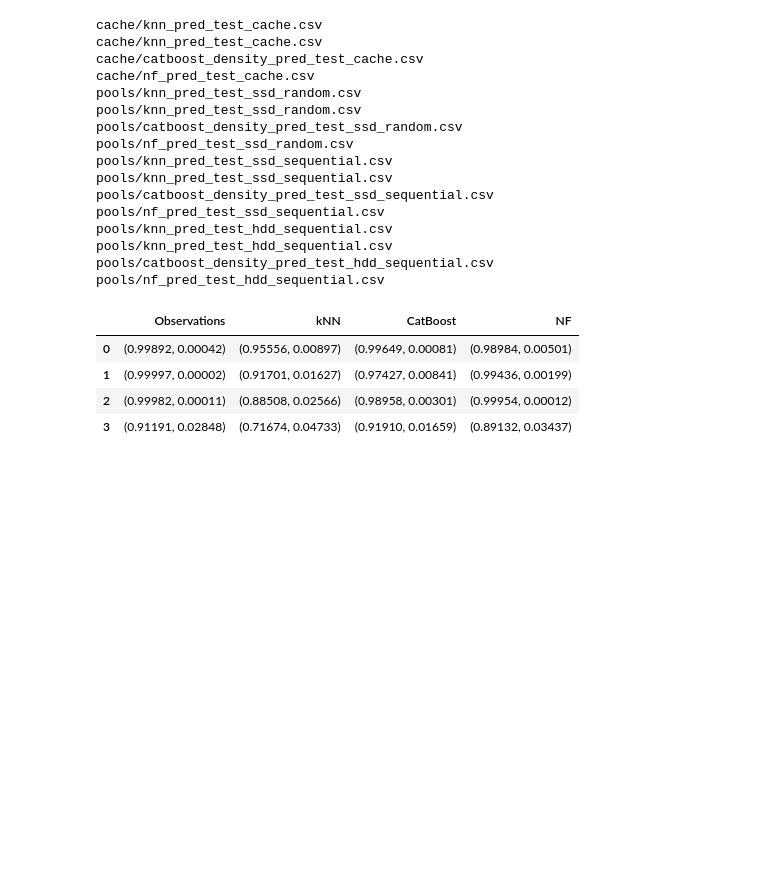
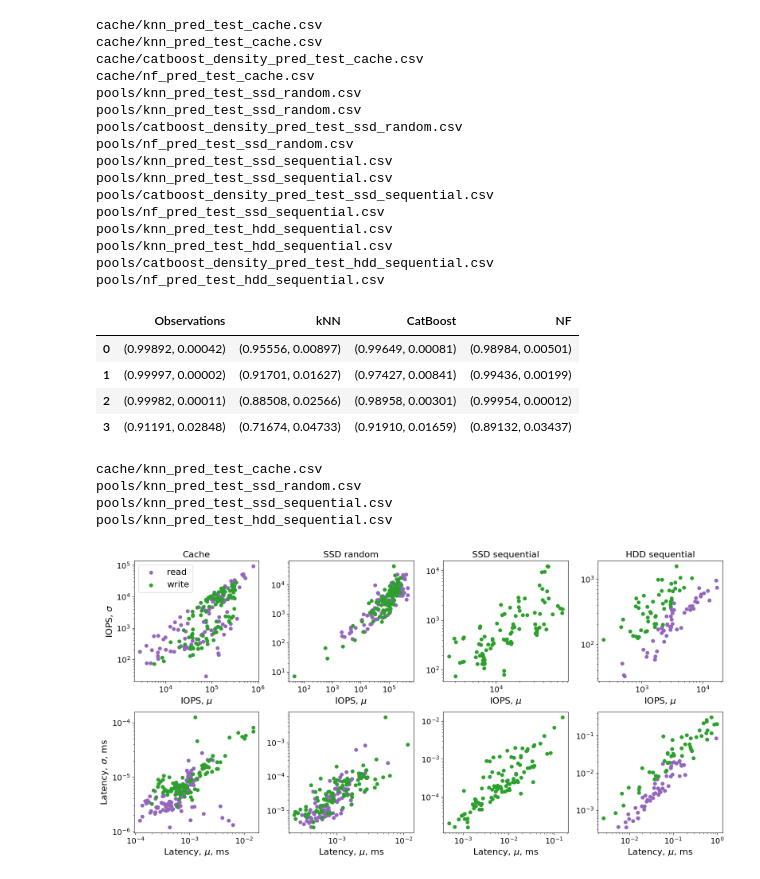
Before and after one commit to HSE-LAMBDA/digital-twin, a Jupyter notebook: notebooks/examples.ipynb, the cells around one changed output. Saved outputs shown, nothing was run; the diff lists cells and outputs as text; code cells hidden in the pictures; blank space fills up the shorter version.

Commit message:
mu and sigma

```diff
--- a/notebooks/examples.ipynb
+++ b/notebooks/examples.ipynb
@@ -288,0 +316,57 @@ pools/nf_pred_test_hdd_sequential.csv
+# %%
+fig = plt.figure(figsize=(16, 8))
+
+titles = ['Observations', 'kNN', 'CatBoost', 'NF']
+labels = ['Cache', 'SSD random', 'SSD sequential', 'HDD sequential']
+
+for k, abatch in enumerate(batches):
+    abatch = [abatch[0]] + abatch
+    for i, afile in enumerate([abatch[0]]):
+        print(afile)
+        iops_mu, iops_s, lat_mu, lat_s, io_types = get_mu_sigma(dirpath+afile, is_obs)
+
+        plt.subplot(2, 4, k+1)
+        plt.scatter(iops_mu[io_types=='read'], iops_s[io_types=='read'], color='C4', label='read')
+        plt.scatter(iops_mu[io_types=='write'], iops_s[io_types=='write'], color='C2', label='write')
+        #plt.plot([0, y_true.max()], [0, y_true.max()], color='0', linestyle='--')
+        #plt.xlim(0, y_true.max())
+        #plt.ylim(0, y_true.max())
+        plt.xticks(size=14)
+        plt.yticks(size=14)
+        plt.yscale('log')
+        plt.xscale('log')
+        plt.xlabel(r"IOPS, $\mu$", size=16)
+        if k == 0:
+            plt.ylabel(r"IOPS, $\sigma$", size=16)
+        #plt.grid(color='0.5')
+        plt.title(labels[k], size=16)
+        if k == 0:
+            plt.legend(loc='best', fontsize=16)
+
+
+
+        plt.subplot(2, 4, 4+k+1)
+        plt.scatter(lat_mu[io_types=='read']/10**9, lat_s[io_types=='read']/10**9, color='C4', label='read')
+        plt.scatter(lat_mu[io_types=='write']/10**9, lat_s[io_types=='write']/10**9, color='C2', label='write')
+        #plt.plot([0, y_true.max()], [0, y_true.max()], color='0', linestyle='--')
+        #plt.xlim(0, y_true.max())
+        #plt.ylim(0, y_true.max())
+        plt.xticks(size=14)
+        plt.yticks(size=14)
+        plt.yscale('log')
+        plt.xscale('log')
+        plt.xlabel(r"Latency, $\mu$, ms", size=16)
+        if k == 0:
+            plt.ylabel(r"Latency, $\sigma$, ms", size=16)
+
+#fig.supxlabel(r"Queue depth $\times$ Number of jobs", size=16, y=0.)
+#fig.supylabel(r"IOPS$_r$ $\times$ Latency$_r$ + IOPS$_w$ $\times$ Latency$_w$", size=16, x=0.)
+plt.tight_layout()
+plt.savefig("plots/iops_lat_mu_sigma.pdf", format='pdf')
+plt.show()
+# %% [output]
+cache/knn_pred_test_cache.csv
+pools/knn_pred_test_ssd_random.csv
+pools/knn_pred_test_ssd_sequential.csv
+pools/knn_pred_test_hdd_sequential.csv
+[figure, added]
```
Also changed, not shown: parts of 1 cell of this notebook.
